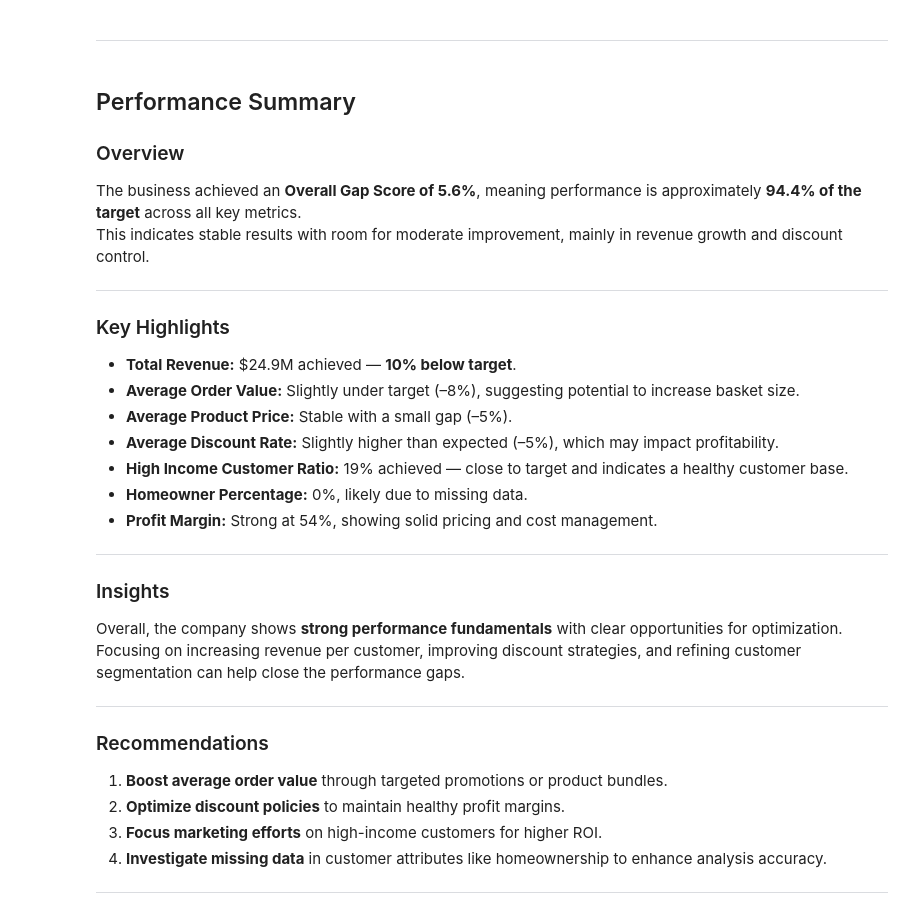
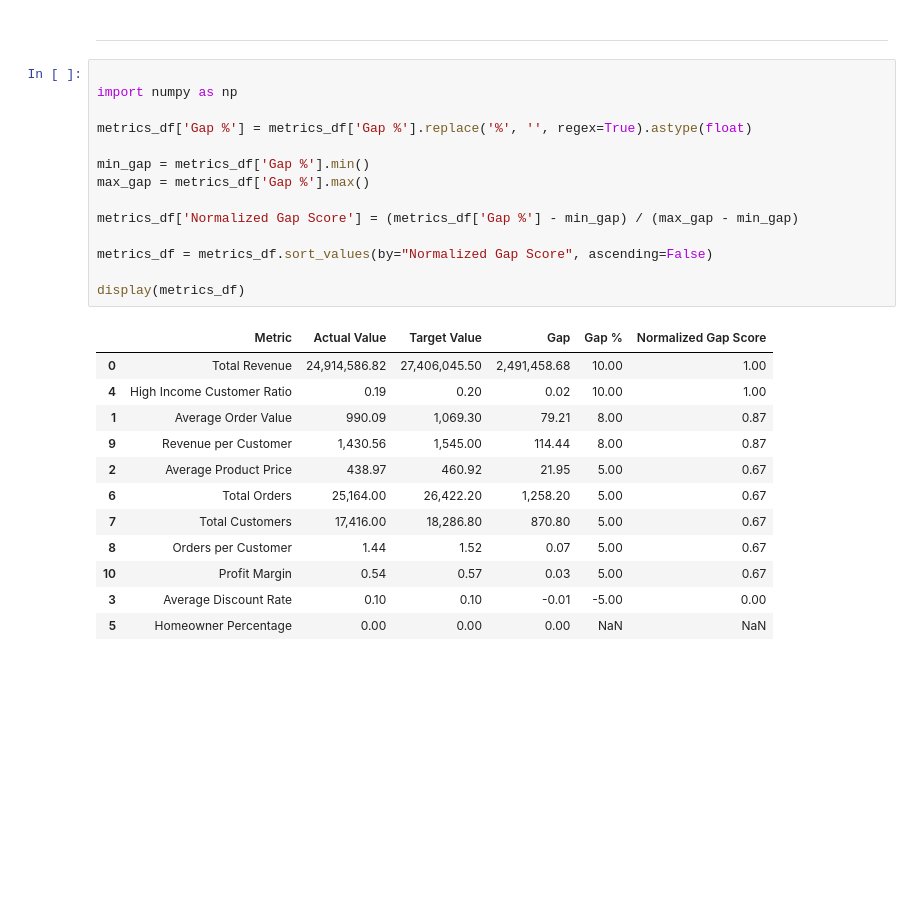
Before and after one commit to renty0/renty, a Jupyter notebook: Gap_Analysis/notebooks/MOAZ_Define_Metrics_GapScore.ipynb, the cells around one changed output. Cells and saved outputs as stored; diff of their text form; blank space fills up the shorter version.

```diff
--- a/Gap_Analysis/notebooks/MOAZ_Define_Metrics_GapScore.ipynb
+++ b/Gap_Analysis/notebooks/MOAZ_Define_Metrics_GapScore.ipynb
@@ -272,38 +343,29 @@ plt.show()
 # %% [markdown]
 ---
-# %% [markdown]
-##  Performance Summary
-
-
-
-
-### Overview
-The business achieved an **Overall Gap Score of 5.6%**, meaning performance is approximately **94.4% of the target** across all key metrics.
-This indicates stable results with room for moderate improvement, mainly in revenue growth and discount control.
-
----
-
-### Key Highlights
-- **Total Revenue:** $24.9M achieved — **10% below target**.
-- **Average Order Value:** Slightly under target (–8%), suggesting potential to increase basket size.
-- **Average Product Price:** Stable with a small gap (–5%).
-- **Average Discount Rate:** Slightly higher than expected (–5%), which may impact profitability.
-- **High Income Customer Ratio:** 19% achieved — close to target and indicates a healthy customer base.
-- **Homeowner Percentage:** 0%, likely due to missing data.
-- **Profit Margin:** Strong at 54%, showing solid pricing and cost management.
-
----
-
-### Insights
-Overall, the company shows **strong performance fundamentals** with clear opportunities for optimization.
-Focusing on increasing revenue per customer, improving discount strategies, and refining customer segmentation can help close the performance gaps.
-
----
-
-### Recommendations
-1. **Boost average order value** through targeted promotions or product bundles.
-2. **Optimize discount policies** to maintain healthy profit margins.
-3. **Focus marketing efforts** on high-income customers for higher ROI.
-4. **Investigate missing data** in customer attributes like homeownership to enhance analysis accuracy.
-
----
+# %%
+
+import numpy as np
+
+metrics_df['Gap %'] = metrics_df['Gap %'].replace('%', '', regex=True).astype(float)
+
+min_gap = metrics_df['Gap %'].min()
+max_gap = metrics_df['Gap %'].max()
+
+metrics_df['Normalized Gap Score'] = (metrics_df['Gap %'] - min_gap) / (max_gap - min_gap)
+
+metrics_df = metrics_df.sort_values(by="Normalized Gap Score", ascending=False)
+
+display(metrics_df)
+# %% [output]
+|  | Metric | Actual Value | Target Value | Gap | Gap % | Normalized Gap Score |
+| 0 | Total Revenue | 24,914,586.82 | 27,406,045.50 | 2,491,458.68 | 10.00 | 1.00 |
+| 4 | High Income Customer Ratio | 0.19 | 0.20 | 0.02 | 10.00 | 1.00 |
+| 1 | Average Order Value | 990.09 | 1,069.30 | 79.21 | 8.00 | 0.87 |
+| 9 | Revenue per Customer | 1,430.56 | 1,545.00 | 114.44 | 8.00 | 0.87 |
+| 2 | Average Product Price | 438.97 | 460.92 | 21.95 | 5.00 | 0.67 |
+| 6 | Total Orders | 25,164.00 | 26,422.20 | 1,258.20 | 5.00 | 0.67 |
+| 7 | Total Customers | 17,416.00 | 18,286.80 | 870.80 | 5.00 | 0.67 |
+| 8 | Orders per Customer | 1.44 | 1.52 | 0.07 | 5.00 | 0.67 |
+| 10 | Profit Margin | 0.54 | 0.57 | 0.03 | 5.00 | 0.67 |
+| 3 | Average Discount Rate | 0.10 | 0.10 | -0.01 | -5.00 | 0.00 |
+| 5 | Homeowner Percentage | 0.00 | 0.00 | 0.00 | NaN | NaN |
```
Also changed, not shown: parts of 14 cells of this notebook, 2 other files.
